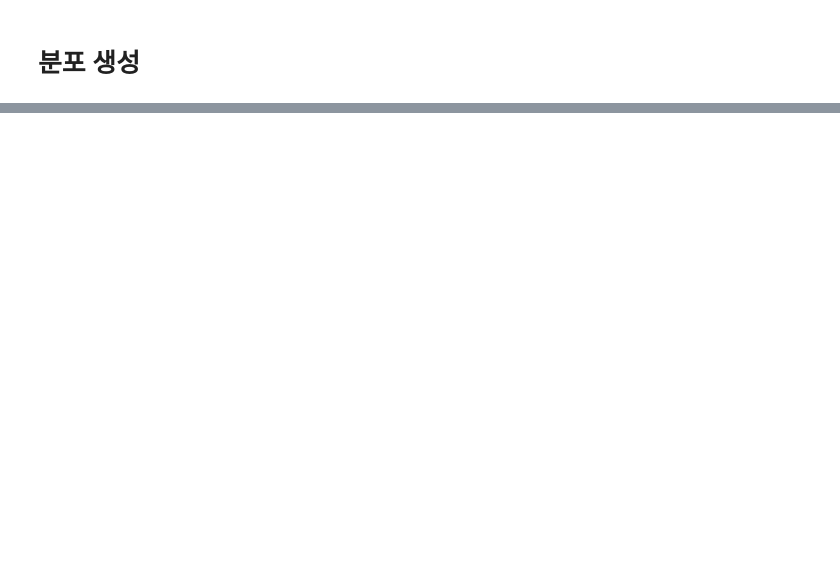
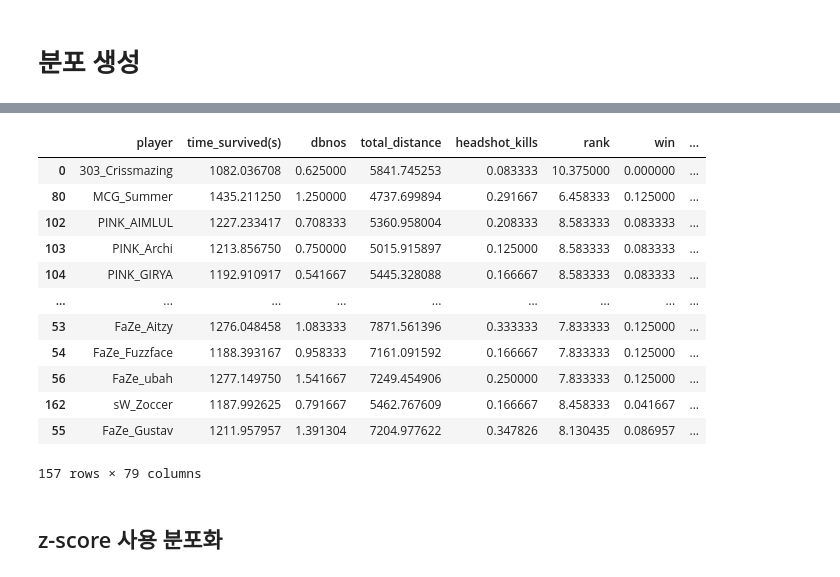
Before and after one commit to tonypark-cw/opgg, a Jupyter notebook: keunung_park2/기준대회_지표추출2.ipynb, the cells around one changed output, grey strips where cells are left out. Saved outputs shown, nothing was run; the diff lists cells and outputs as text; code cells hidden in the pictures; blank space fills up the shorter version.

```diff
--- a/keunung_park2/기준대회_지표추출2.ipynb
+++ b/keunung_park2/기준대회_지표추출2.ipynb
@@ -862,4 +1408,9 @@ def find_interval(col):
 # %%
+collcection_of_intervals = {}
 for col in cols:
     intervals = find_interval(col)
-    break
+    collcection_of_intervals[col] = intervals
+# collcection_of_intervals['dbnos'][1][0] = (collcection_of_intervals['dbnos'][0][1] + collcection_of_intervals['dbnos'][1][0])/2
+# collcection_of_intervals['확정킬_비율'][0][1] = (collcection_of_intervals['확정킬_비율'][0][1] + collcection_of_intervals['확정킬_비율'][1][0])/2
+
+pprint(collcection_of_intervals)
@@ -867,0 +1443,36 @@ intervals
+# %%
+def compare_interval(row, col):
+
+    standard = collcection_of_intervals[col] # 기준값
+    measure = row[col] # 측정값
+
+    for i in range(10):
+        a, b = standard[i]
+        if measure < a:
+            return i+0.5
+        if measure >=a and measure<=b:
+            return i+1
+    return 10
+
+def to_point_10(col):
+    standard_summary1[col+'점수'] = standard_summary1.apply(lambda row: compare_interval(row, col), axis=1)
+# %%
+for col in cols:
+    to_point_10(col)
+standard_summary1
+# %% [output]
+|  | player | time_survived(s) | dbnos | total_distance | headshot_kills | rank | win | ... |
+| 0 | 303_Crissmazing | 1082.036708 | 0.625000 | 5841.745253 | 0.083333 | 10.375000 | 0.000000 | ... |
+| 80 | MCG_Summer | 1435.211250 | 1.250000 | 4737.699894 | 0.291667 | 6.458333 | 0.125000 | ... |
+| 102 | PINK_AIMLUL | 1227.233417 | 0.708333 | 5360.958004 | 0.208333 | 8.583333 | 0.083333 | ... |
+| 103 | PINK_Archi | 1213.856750 | 0.750000 | 5015.915897 | 0.125000 | 8.583333 | 0.083333 | ... |
+| 104 | PINK_GIRYA | 1192.910917 | 0.541667 | 5445.328088 | 0.166667 | 8.583333 | 0.083333 | ... |
+| ... | ... | ... | ... | ... | ... | ... | ... | ... |
+| 53 | FaZe_Aitzy | 1276.048458 | 1.083333 | 7871.561396 | 0.333333 | 7.833333 | 0.125000 | ... |
+| 54 | FaZe_Fuzzface | 1188.393167 | 0.958333 | 7161.091592 | 0.166667 | 7.833333 | 0.125000 | ... |
+| 56 | FaZe_ubah | 1277.149750 | 1.541667 | 7249.454906 | 0.250000 | 7.833333 | 0.125000 | ... |
+| 162 | sW_Zoccer | 1187.992625 | 0.791667 | 5462.767609 | 0.166667 | 8.458333 | 0.041667 | ... |
+| 55 | FaZe_Gustav | 1211.957957 | 1.391304 | 7204.977622 | 0.347826 | 8.130435 | 0.086957 | ... |
+157 rows × 79 columns
+# %% [markdown]
+## z-score 사용 분포화
```
Also changed, not shown: parts of 49 cells of this notebook.
